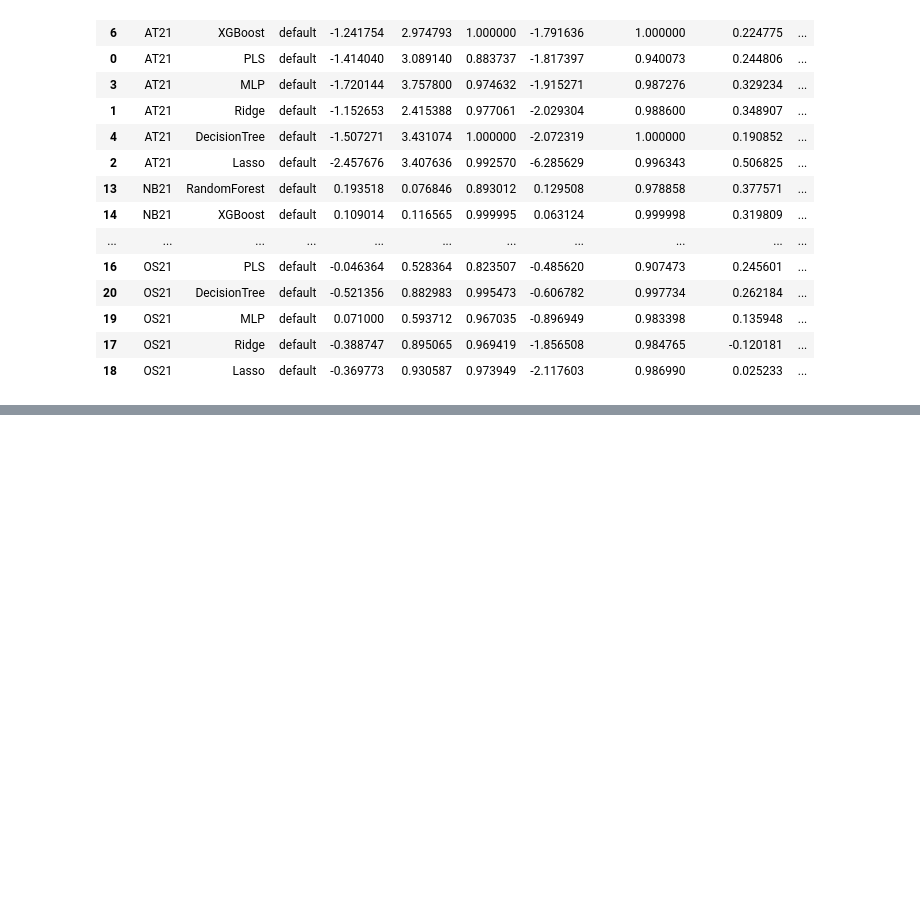
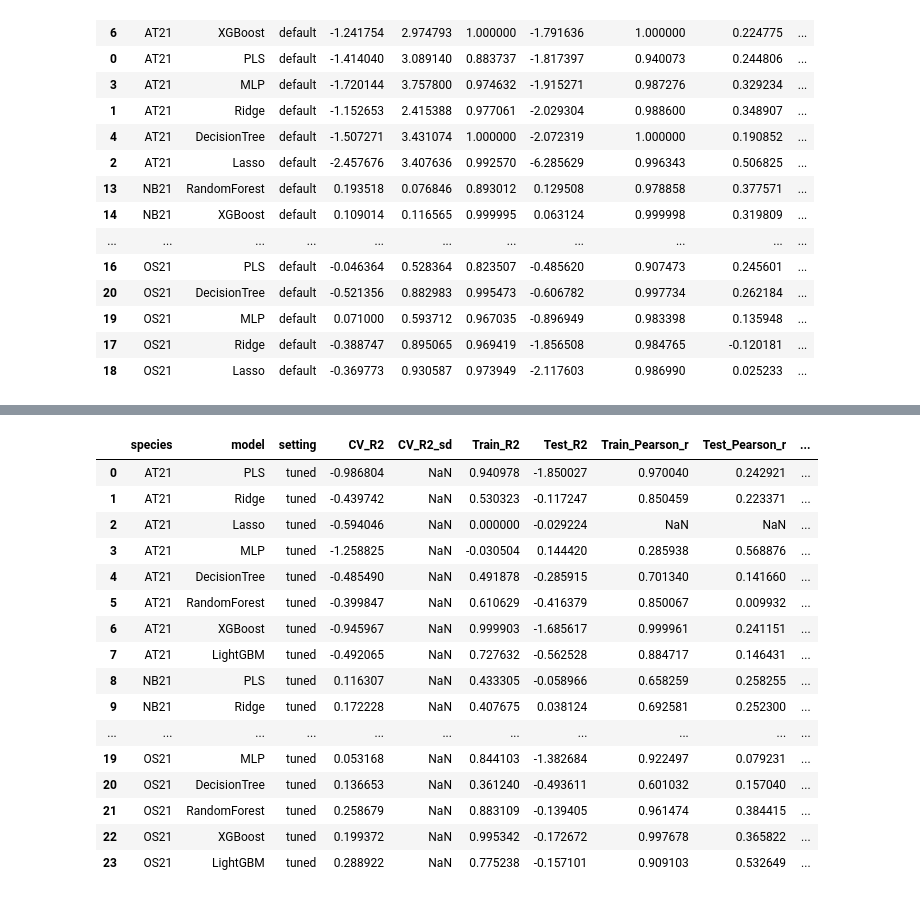
Before and after one commit to ih-11/regression, a Jupyter notebook: notebooks/benchmark.ipynb, the cells around one changed output, grey strips where cells are left out. Cells and saved outputs as stored; diff of their text form; code cells hidden in the pictures; blank space fills up the shorter version.

```diff
--- a/notebooks/benchmark.ipynb
+++ b/notebooks/benchmark.ipynb
@@ -1784,0 +1908,30 @@ def tune_model(
+# %%
+# ============================================
+# Run tuned benchmark: all species × all models
+# ============================================
+
+tuned_results = []
+
+for species in species_config:
+    for model_name in default_models.keys():
+        logger.info("Running tuned model: species=%s, model=%s", species, model_name)
+
+        result = run_tuned_model(
+            species=species,
+            model_name=model_name,
+            prepared=prepared_data[species],
+            n_trials=n_trials,
+            k_cv=k_cv,
+            random_state=random_state,
+            n_jobs=n_jobs,
+        )
+
+        tuned_results.append(result)
+
+tuned_results_df = pd.DataFrame([
+    {k: v for k, v in row.items() if k != "trial_df"}
+    for row in tuned_results
+])
+
+display(tuned_results_df)
+# %% [output]
@@ -1784,0 +1955,17 @@ def tune_model(
+|  | species | model | setting | CV_R2 | CV_R2_sd | Train_R2 | Test_R2 | Train_Pearson_r | Test_Pearson_r | ... |
+| 0 | AT21 | PLS | tuned | -0.986804 | NaN | 0.940978 | -1.850027 | 0.970040 | 0.242921 | ... |
+| 1 | AT21 | Ridge | tuned | -0.439742 | NaN | 0.530323 | -0.117247 | 0.850459 | 0.223371 | ... |
+| 2 | AT21 | Lasso | tuned | -0.594046 | NaN | 0.000000 | -0.029224 | NaN | NaN | ... |
+| 3 | AT21 | MLP | tuned | -1.258825 | NaN | -0.030504 | 0.144420 | 0.285938 | 0.568876 | ... |
+| 4 | AT21 | DecisionTree | tuned | -0.485490 | NaN | 0.491878 | -0.285915 | 0.701340 | 0.141660 | ... |
+| 5 | AT21 | RandomForest | tuned | -0.399847 | NaN | 0.610629 | -0.416379 | 0.850067 | 0.009932 | ... |
+| 6 | AT21 | XGBoost | tuned | -0.945967 | NaN | 0.999903 | -1.685617 | 0.999961 | 0.241151 | ... |
+| 7 | AT21 | LightGBM | tuned | -0.492065 | NaN | 0.727632 | -0.562528 | 0.884717 | 0.146431 | ... |
+| 8 | NB21 | PLS | tuned | 0.116307 | NaN | 0.433305 | -0.058966 | 0.658259 | 0.258255 | ... |
+| 9 | NB21 | Ridge | tuned | 0.172228 | NaN | 0.407675 | 0.038124 | 0.692581 | 0.252300 | ... |
+| ... | ... | ... | ... | ... | ... | ... | ... | ... | ... | ... |
+| 19 | OS21 | MLP | tuned | 0.053168 | NaN | 0.844103 | -1.382684 | 0.922497 | 0.079231 | ... |
+| 20 | OS21 | DecisionTree | tuned | 0.136653 | NaN | 0.361240 | -0.493611 | 0.601032 | 0.157040 | ... |
+| 21 | OS21 | RandomForest | tuned | 0.258679 | NaN | 0.883109 | -0.139405 | 0.961474 | 0.384415 | ... |
+| 22 | OS21 | XGBoost | tuned | 0.199372 | NaN | 0.995342 | -0.172672 | 0.997678 | 0.365822 | ... |
+| 23 | OS21 | LightGBM | tuned | 0.288922 | NaN | 0.775238 | -0.157101 | 0.909103 | 0.532649 | ... |
```
Also changed, not shown: parts of 5 cells of this notebook.
